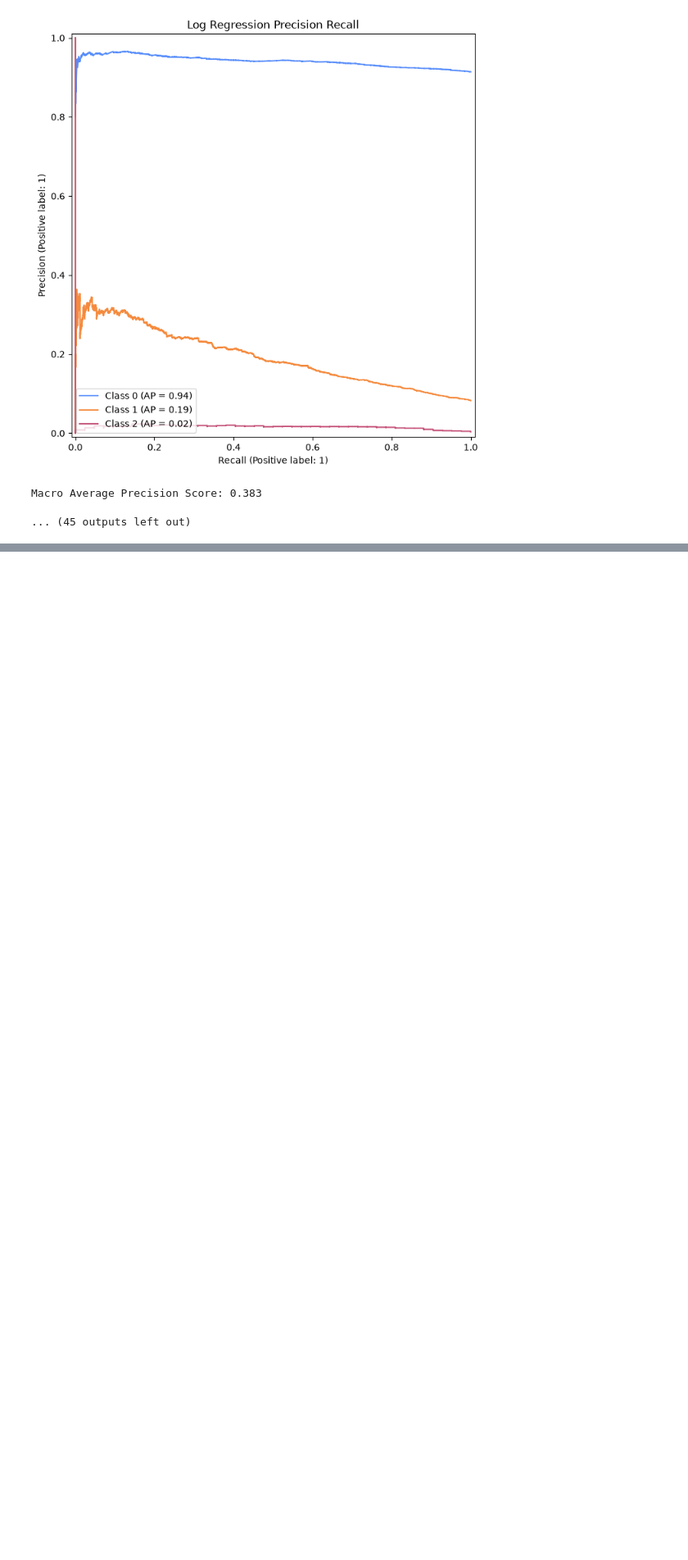
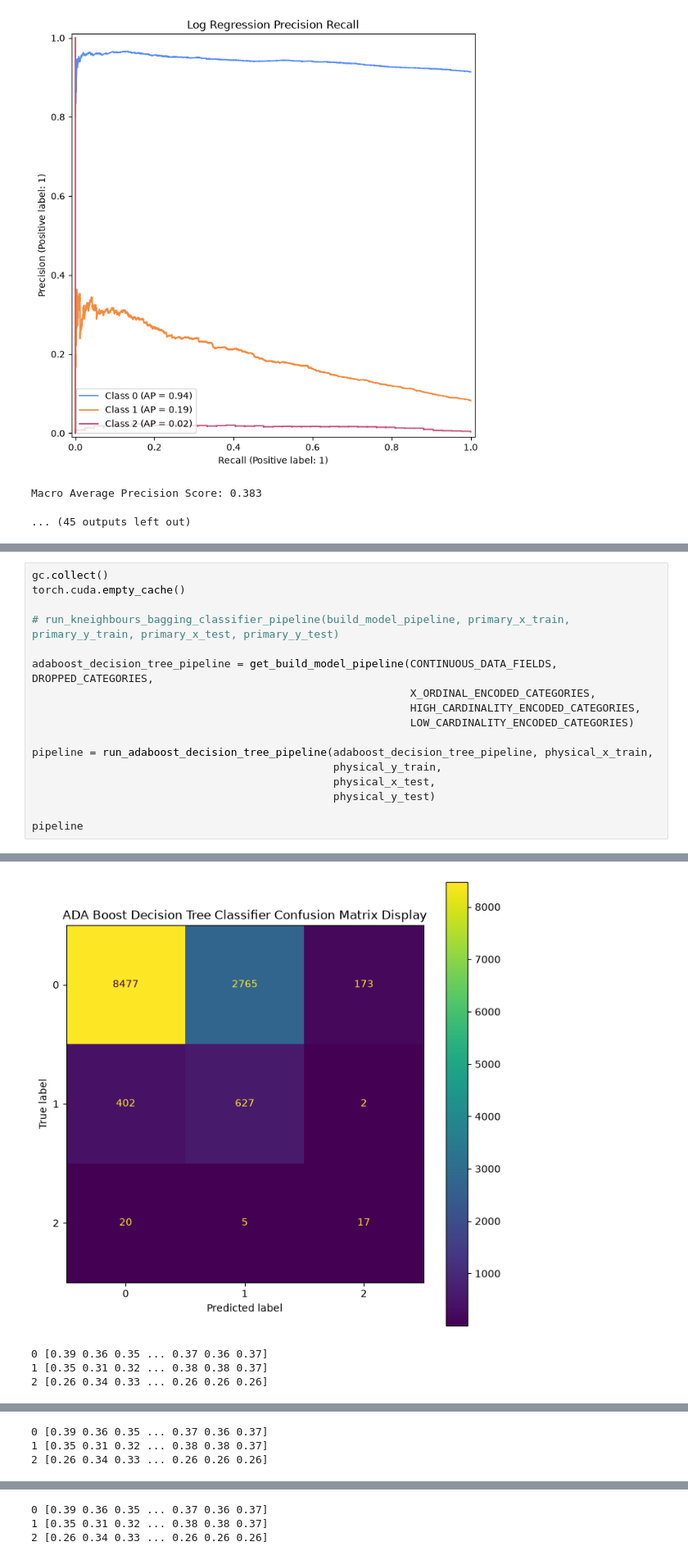
Before and after one commit to awylie199/csm500_project, a Jupyter notebook: notebooks/model_development.ipynb, the cells around one changed output, grey strips where cells are left out. Shown at 82% size. Saved outputs shown, nothing was run; the diff lists cells and outputs as text; blank space fills up the shorter version.

```diff
--- a/notebooks/model_development.ipynb
+++ b/notebooks/model_development.ipynb
@@ -225,0 +329,18 @@ Macro Average Precision Score: 0.659
+# %%
+gc.collect()
+torch.cuda.empty_cache()
+
+# run_kneighbours_bagging_classifier_pipeline(build_model_pipeline, primary_x_train, primary_y_train, primary_x_test, primary_y_test)
+
+adaboost_decision_tree_pipeline = get_build_model_pipeline(CONTINUOUS_DATA_FIELDS, DROPPED_CATEGORIES,
+                                                           X_ORDINAL_ENCODED_CATEGORIES,
+                                                           HIGH_CARDINALITY_ENCODED_CATEGORIES,
+                                                           LOW_CARDINALITY_ENCODED_CATEGORIES)
+
+pipeline = run_adaboost_decision_tree_pipeline(adaboost_decision_tree_pipeline, physical_x_train,
+                                               physical_y_train,
+                                               physical_x_test,
+                                               physical_y_test)
+
+pipeline
+# %% [output]
@@ -225,0 +381,4 @@ Macro Average Precision Score: 0.659
+[figure, added]
+0 [0.39 0.36 0.35 ... 0.37 0.36 0.37]
+1 [0.35 0.31 0.32 ... 0.38 0.38 0.37]
+2 [0.26 0.34 0.33 ... 0.26 0.26 0.26]
@@ -225,0 +386,3 @@ Macro Average Precision Score: 0.659
+0 [0.39 0.36 0.35 ... 0.37 0.36 0.37]
+1 [0.35 0.31 0.32 ... 0.38 0.38 0.37]
+2 [0.26 0.34 0.33 ... 0.26 0.26 0.26]
@@ -225,0 +390,3 @@ Macro Average Precision Score: 0.659
+0 [0.39 0.36 0.35 ... 0.37 0.36 0.37]
+1 [0.35 0.31 0.32 ... 0.38 0.38 0.37]
+2 [0.26 0.34 0.33 ... 0.26 0.26 0.26]
```
Also changed, not shown: parts of 4 cells of this notebook, 4 other files.
